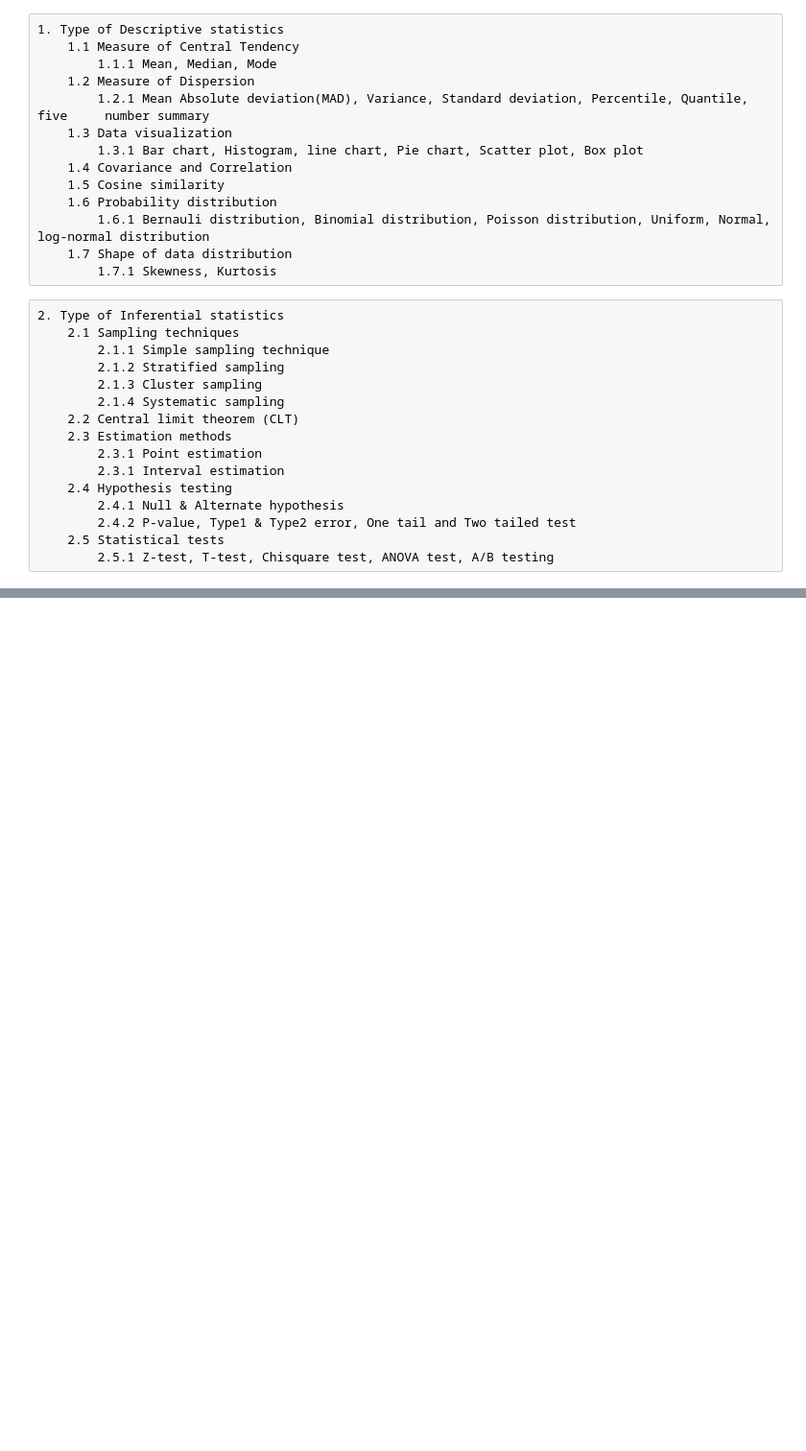
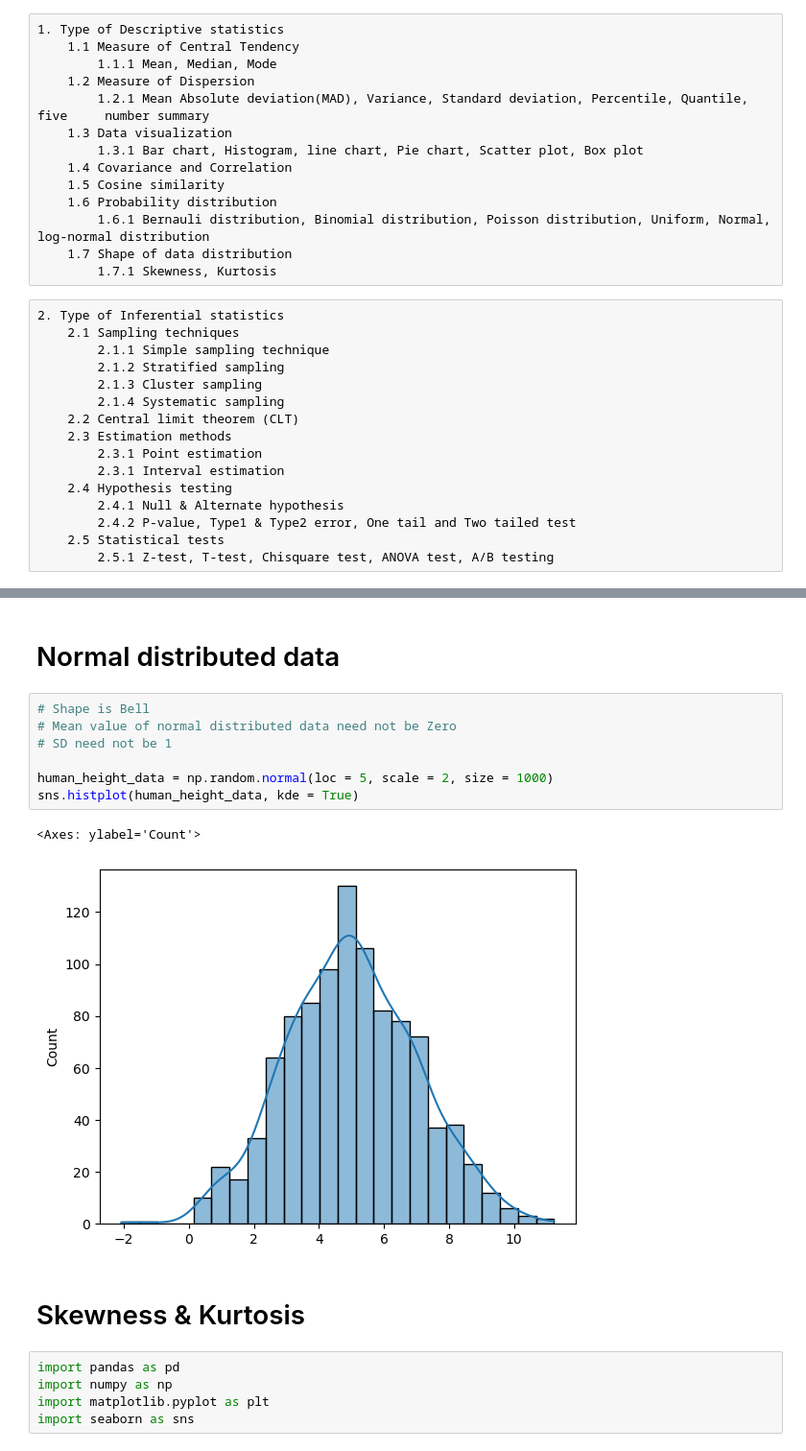
Before and after one commit to puneet-cs/DA22_DataAnalytics, a Jupyter notebook: DA22_Statistics.ipynb, the cells around one changed output, grey strips where cells are left out. Shown at 96% size. Saved outputs shown, nothing was run; the diff lists cells and outputs as text; blank space fills up the shorter version.

```diff
--- a/DA22_Statistics.ipynb
+++ b/DA22_Statistics.ipynb
@@ -219,0 +447,19 @@ print(np.linalg.inv(A))
+# %% [markdown]
+# Normal distributed data
+# %%
+# Shape is Bell
+# Mean value of normal distributed data need not be Zero
+# SD need not be 1
+
+human_height_data = np.random.normal(loc = 5, scale = 2, size = 1000)
+sns.histplot(human_height_data, kde = True)
+# %% [output]
+<Axes: ylabel='Count'>
+[figure, added]
+# %% [markdown]
+# Skewness & Kurtosis
+# %%
+import pandas as pd
+import numpy as np
+import matplotlib.pyplot as plt
+import seaborn as sns
```
Also changed, not shown: parts of 77 cells of this notebook.
